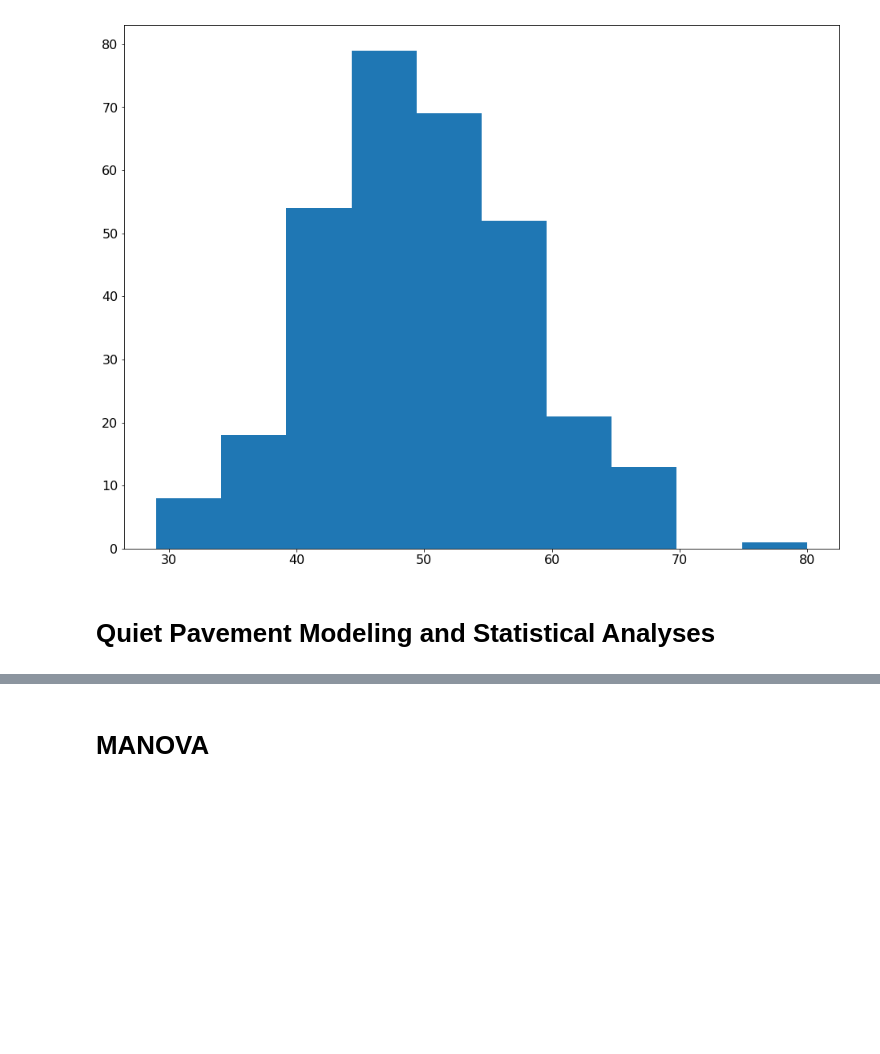
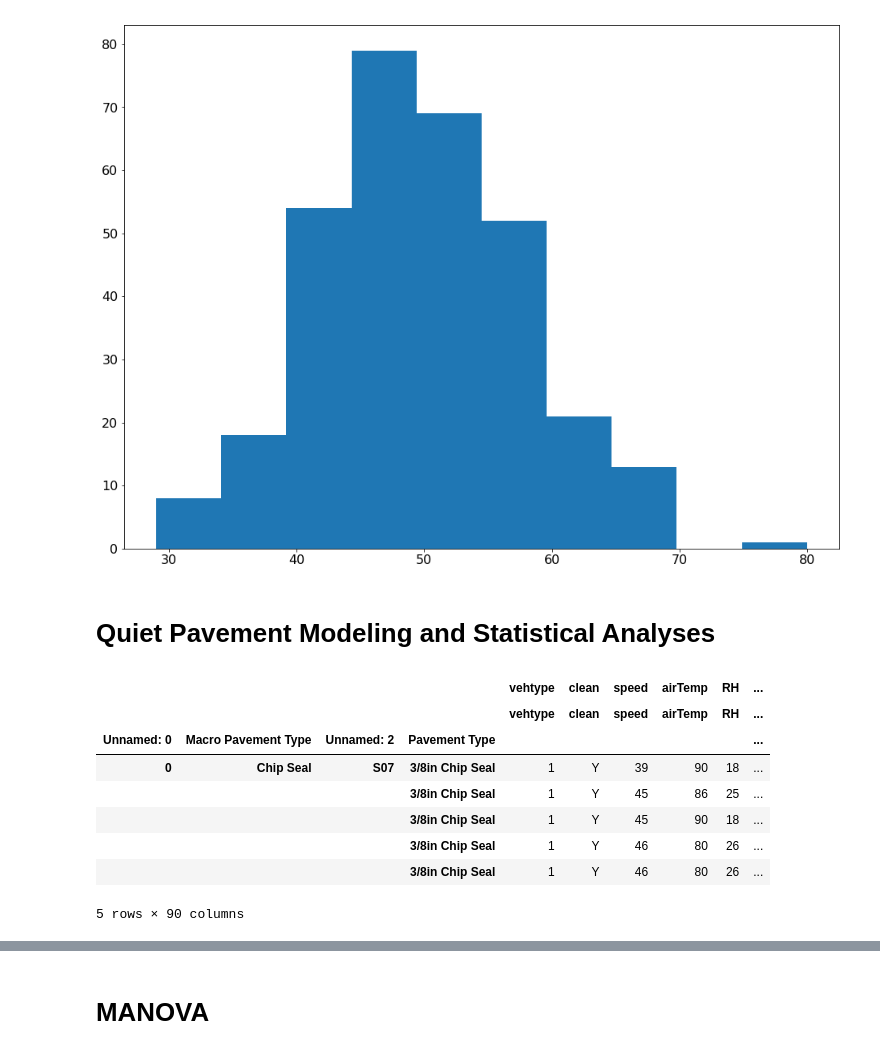
Before and after one commit to VolpeUSDOT/NPS_Quiet_Pavement, a Jupyter notebook: dataprep/Initial EDA Exploratory.ipynb, the cells around one changed output, grey strips where cells are left out. Drawn from its saved outputs; the diff is of its cells as text; code cells hidden in the pictures; blank space fills up the shorter version.

```diff
--- a/dataprep/Initial EDA Exploratory.ipynb
+++ b/dataprep/Initial EDA Exploratory.ipynb
@@ -721,6 +721,18 @@ allpassby_lm["Type III Microsurfacing","Type III Microsurfacing"]=(allpassby_lm.
 
 #Make numerical indicator for whether measurement was an Auto
 allpassby_lm["vehtype"] = (allpassby_lm["vehtype"].values == "Auto").astype(int)
+# %%
+allpassby_lm.head()
+# %% [output]
+|  |  |  |  | vehtype | clean | speed | airTemp | RH | ... |
+|  |  |  |  | vehtype | clean | speed | airTemp | RH | ... |
+| Unnamed: 0 | Macro Pavement Type | Unnamed: 2 | Pavement Type |  |  |  |  |  | ... |
+| 0 | Chip Seal | S07 | 3/8in Chip Seal | 1 | Y | 39 | 90 | 18 | ... |
+|  |  |  | 3/8in Chip Seal | 1 | Y | 45 | 86 | 25 | ... |
+|  |  |  | 3/8in Chip Seal | 1 | Y | 45 | 90 | 18 | ... |
+|  |  |  | 3/8in Chip Seal | 1 | Y | 46 | 80 | 26 | ... |
+|  |  |  | 3/8in Chip Seal | 1 | Y | 46 | 80 | 26 | ... |
+5 rows × 90 columns
 # %%
 model_vars = allpassby_lm[["pavetemp","speed","vehtype","Chip Seal","Microsurfacing","3/8in Chip Seal","1/4in Chip Seal",
                            "Type II Microsurfacing","Type III Microsurfacing","LASmax", "LAFmax"]].dropna(axis = 0).astype(float)
```
Also changed, not shown: parts of 3 cells of this notebook, 2 other files.
